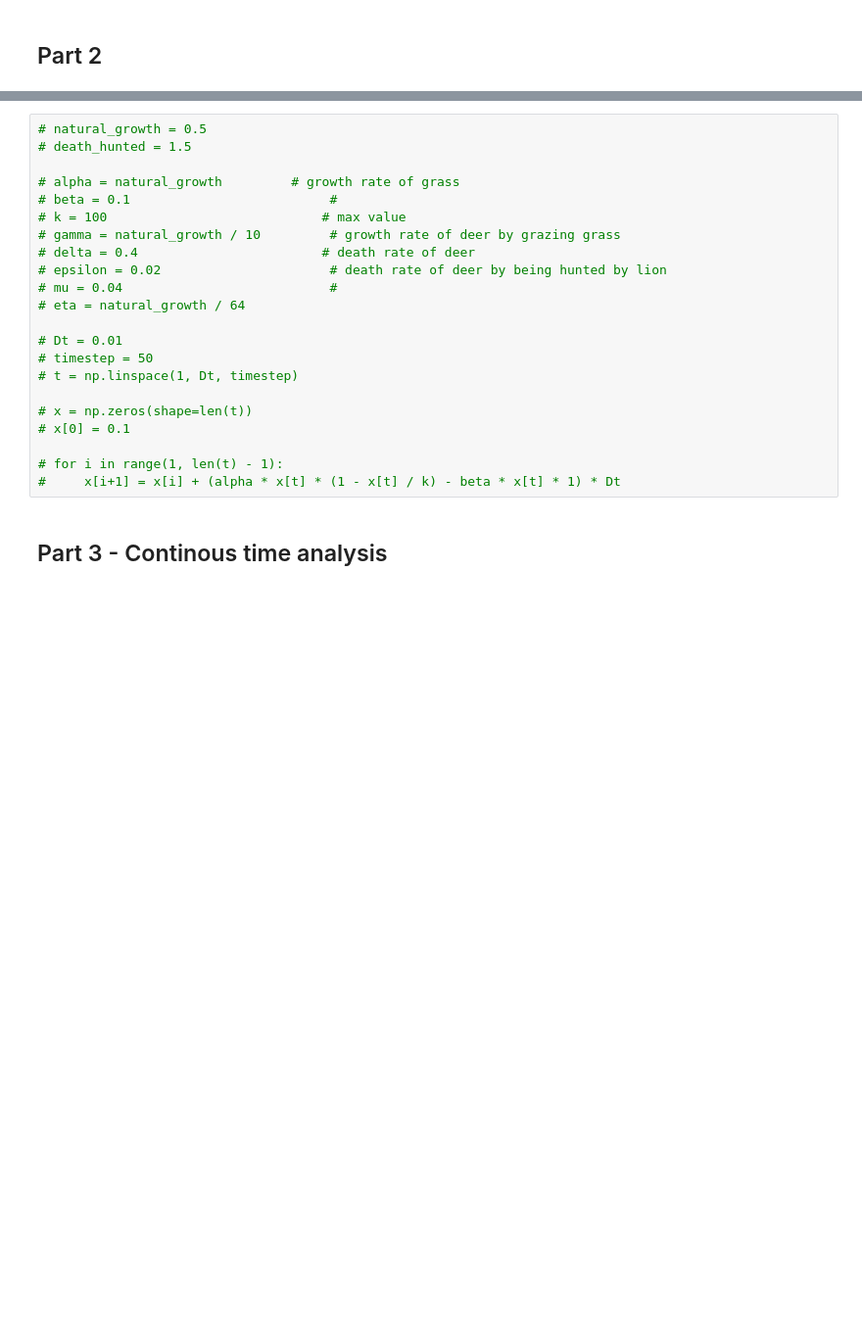
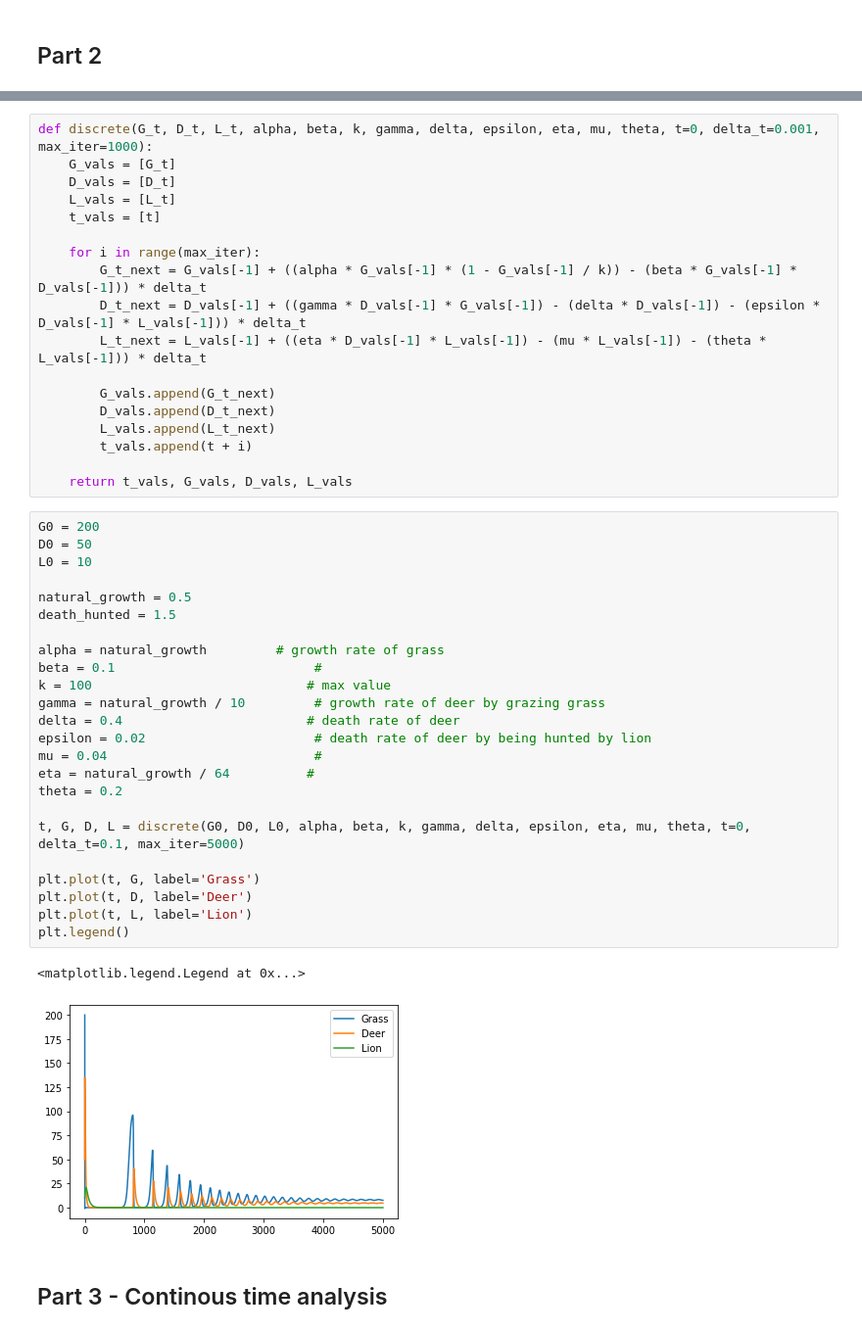
Before and after one commit to Rishi-Bidani/FIT3139, a Jupyter notebook: assignment2/assignment.ipynb, the cells around one changed output, grey strips where cells are left out. Shown at 98% size. Cells and saved outputs as stored; diff of their text form; blank space fills up the shorter version.

```diff
--- a/assignment2/assignment.ipynb
+++ b/assignment2/assignment.ipynb
@@ -126,25 +85,48 @@ plt.legend()
+# %%
+def discrete(G_t, D_t, L_t, alpha, beta, k, gamma, delta, epsilon, eta, mu, theta, t=0, delta_t=0.001, max_iter=1000):
+    G_vals = [G_t]
+    D_vals = [D_t]
+    L_vals = [L_t]
+    t_vals = [t]
+
+    for i in range(max_iter):
+        G_t_next = G_vals[-1] + ((alpha * G_vals[-1] * (1 - G_vals[-1] / k)) - (beta * G_vals[-1] * D_vals[-1])) * delta_t
+        D_t_next = D_vals[-1] + ((gamma * D_vals[-1] * G_vals[-1]) - (delta * D_vals[-1]) - (epsilon * D_vals[-1] * L_vals[-1])) * delta_t
+        L_t_next = L_vals[-1] + ((eta * D_vals[-1] * L_vals[-1]) - (mu * L_vals[-1]) - (theta * L_vals[-1])) * delta_t
+
+        G_vals.append(G_t_next)
+        D_vals.append(D_t_next)
+        L_vals.append(L_t_next)
+        t_vals.append(t + i)
+
+    return t_vals, G_vals, D_vals, L_vals
 # %%
-# natural_growth = 0.5
-# death_hunted = 1.5
+G0 = 200
+D0 = 50
+L0 = 10
 
-# alpha = natural_growth         # growth rate of grass
-# beta = 0.1                          #
-# k = 100                            # max value
-# gamma = natural_growth / 10         # growth rate of deer by grazing grass
-# delta = 0.4                        # death rate of deer
-# epsilon = 0.02                      # death rate of deer by being hunted by lion
-# mu = 0.04                           #
-# eta = natural_growth / 64
+natural_growth = 0.5
+death_hunted = 1.5
 
-# Dt = 0.01
-# timestep = 50
-# t = np.linspace(1, Dt, timestep)
+alpha = natural_growth         # growth rate of grass
+beta = 0.1                          #
+k = 100                            # max value
+gamma = natural_growth / 10         # growth rate of deer by grazing grass
+delta = 0.4                        # death rate of deer
+epsilon = 0.02                      # death rate of deer by being hunted by lion
+mu = 0.04                           #
+eta = natural_growth / 64          #
+theta = 0.2
 
-# x = np.zeros(shape=len(t))
-# x[0] = 0.1
+t, G, D, L = discrete(G0, D0, L0, alpha, beta, k, gamma, delta, epsilon, eta, mu, theta, t=0, delta_t=0.1, max_iter=5000)
 
-# for i in range(1, len(t) - 1):
-#     x[i+1] = x[i] + (alpha * x[t] * (1 - x[t] / k) - beta * x[t] * 1) * Dt
+plt.plot(t, G, label='Grass')
+plt.plot(t, D, label='Deer')
+plt.plot(t, L, label='Lion')
+plt.legend()
+# %% [output]
+<matplotlib.legend.Legend at 0x...>
+[figure, added]
 # %% [markdown]
 ## Part 3 - Continous time analysis
 # %%
```
Also changed, not shown: parts of 14 cells of this notebook.
